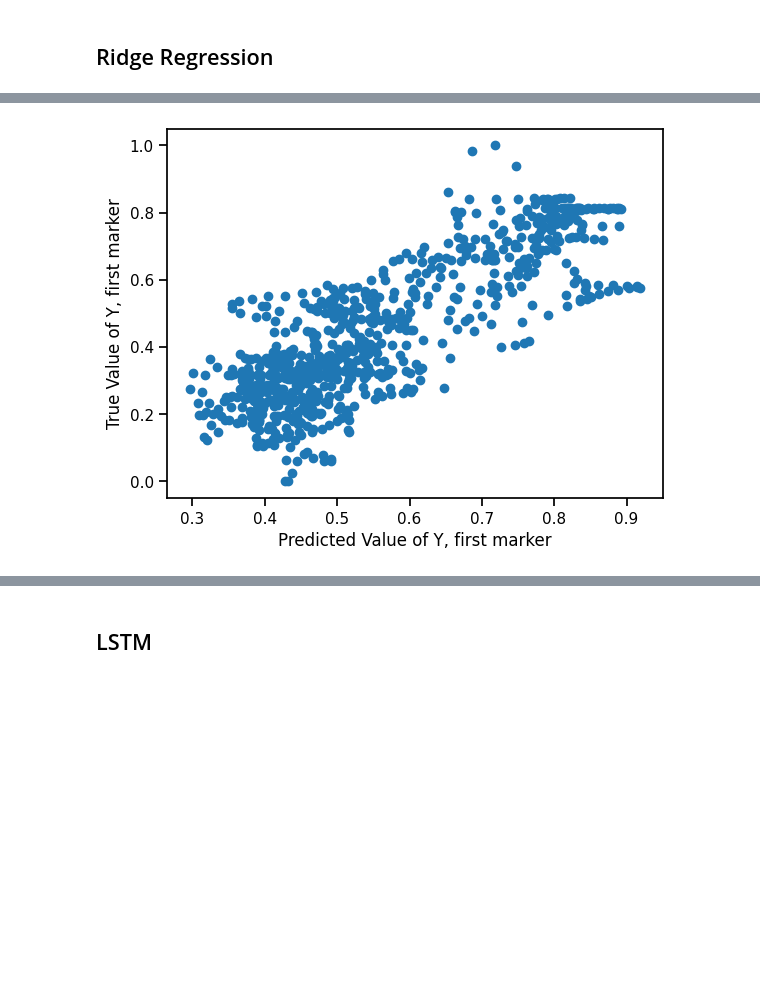
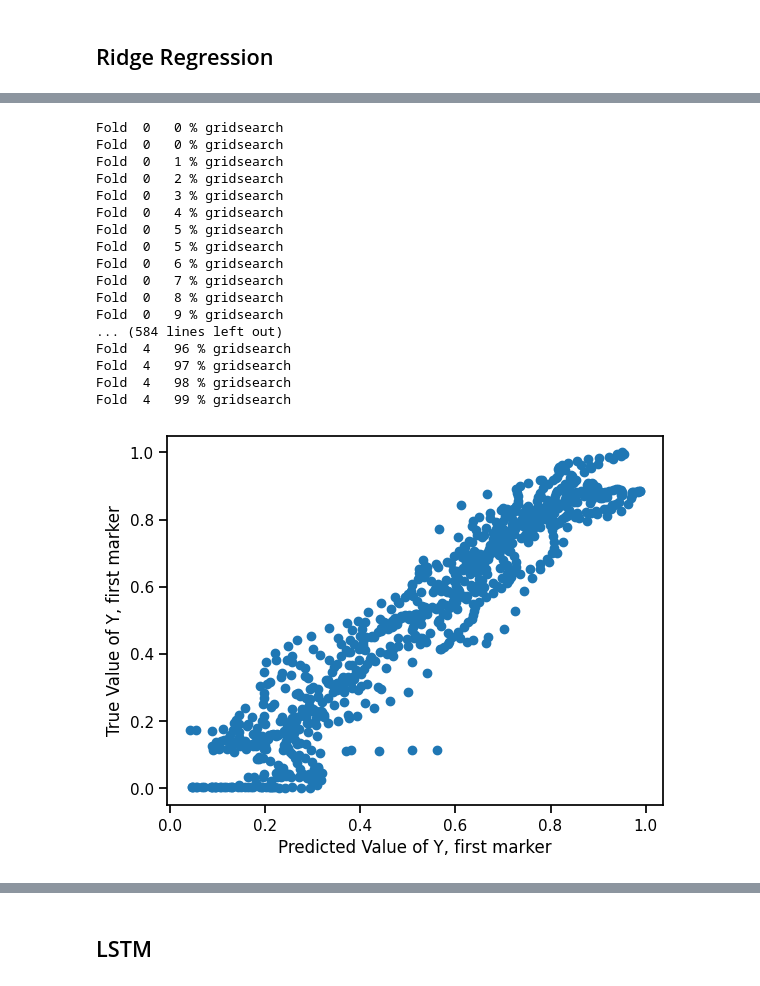
Before and after one commit to nereaiscamu/CL_UpperLimb_Control, a Jupyter notebook: Baseline_Decoders.ipynb, the cells around one changed output, grey strips where cells are left out. Drawn from its saved outputs; the diff is of its cells as text; code cells hidden in the pictures; blank space fills up the shorter version.

```diff
--- a/Baseline_Decoders.ipynb
+++ b/Baseline_Decoders.ipynb
@@ -301,3 +253,16 @@ ME HE QUEDADO AQUÍ, ASEGURARSE QUE ESTÁ BIEN HECHO!!!!!!!!!!!!!!!!!!!!!!!!
+# %%
+def extend_cols(x, main_col, cols):
+    data = x[main_col]
+    for c in cols:
+        data = np.concatenate([data, x[c]])
+    return data
+# %%
+tidy_df['both_rates_augmented'] = tidy_df[['both_rates', 'both_rates_1',
+                                      'both_rates_2', 'both_rates_3',
+                                      'both_rates_4', 'both_rates_5']].apply(lambda x: extend_cols(x, 'both_rates',
+                                                                                                   ['both_rates_1', 'both_rates_2',
+                                                                                                    'both_rates_3', 'both_rates_4',
+                                                                                                    'both_rates_5']), axis = 1)
 # %%
 tidy_df['target_pos'] = tidy_df.apply(lambda x: np.concatenate([x['x'][4:5], x['y'][4:5], x['z'][4:5]]), axis = 1)
 # %% [markdown]
@@ -326,7 +291,8 @@ Options:
 # %% [markdown]
 For the first model let's say we use only "both_rates" as X matrix and "x" position (including all markers) as target (or y).
 # %%
-X_train, y_train, X_val, y_val, X_test, y_test, info_train, info_val, info_test = train_test_split(tidy_df, target_variable = 'target_pos', num_folds = 5)
+X_train, y_train, X_val, y_val, X_test, y_test, info_train, info_val, info_test = train_test_split(tidy_df, train_variable = 'both_rates_augmented',
+                                                                                                   target_variable = 'target_pos', num_folds = 5)
 # %% [output]
 Test trials  11
 Val trials 9
@@ -396,7 +362,7 @@ num_folds = 5
 dim_reduce = False
 num_dim = 10
 
-alphas = np.logspace(2, 4, 50)
+alphas = np.logspace(2.5, 4.5, 50)
 
 test_score = []
 train_score = []
@@ -431,7 +397,7 @@ for i in range(num_folds):
         if score > best_score:
             best_score = score
             best_model = model
-    if i == 3:
+    if i == 1:
         plt.plot(alphas, train_score_a, label = 'Train')
         plt.plot(alphas, val_score_a, label = 'Val')
         plt.xscale('log')
@@ -473,8 +439,8 @@ num_folds = 5
 dim_reduce = True
 num_dim = 10
 
-alphas = np.logspace(-4, 3, 50)
-pca_dimensions = np.arange(5,50,10)  # Define the PCA dimensions to search over
+alphas = np.logspace(2, 3.7, 20)
+pca_dimensions = [100, 110, 120, 130, 140, 150]  # Define the PCA dimensions to search over
 
 test_score = []
 train_score = []
@@ -485,6 +451,7 @@ best_dim_list = []
 param_grid = list(product(alphas, pca_dimensions))
 
 for i in range(num_folds):
+
     train_score_a = []
     val_score_a = []
 
@@ -493,7 +460,9 @@ for i in range(num_folds):
     best_a = 0
     best_dim = 5
 
+    j = 0
     for a, dim in param_grid:
+        print('Fold ', i, ' ', int((j/len(param_grid))*100) , '% gridsearch')
         if dim_reduce == True:
             PCA_model = PCA(dim).fit(X_train['fold'+str(i)])
             X_train_ = PCA_model.transform(X_train['fold'+str(i)])
@@ -501,35 +470,53 @@ for i in range(num_folds):
             X_test_ = PCA_model.transform(X_test['fold'+str(i)])
 
 
         model = Ridge(alpha=a, fit_intercept=True)
         model.fit(X_train_, y_train['fold'+str(i)])
         score = model.score(X_val_, y_val['fold'+str(i)])
         train_score_a.append(model.score(X_train_, y_train['fold'+str(i)]))
         val_score_a.append(score)
 
         # Check if current model has better validation score than previous best
         if score > best_score:
             best_score = score
             best_model = model
             best_a = a  # Update best alpha
             best_dim = dim  # Update best PCA dimension
+        j+=1
 
     best_a_list.append(best_a)
     best_dim_list.append(best_dim)
     PCA_model = PCA(best_dim).fit(X_train['fold'+str(i)])
     X_train_ = PCA_model.transform(X_train['fold'+str(i)])
     X_val_ = PCA_model.transform(X_val['fold'+str(i)])
     X_test_ = PCA_model.transform(X_test['fold'+str(i)])
     model = Ridge(alpha=best_a, fit_intercept=True)
     model.fit(X_train_, y_train['fold'+str(i)])
     test_score.append(model.score(X_test_, y_test['fold'+str(i)]))
     train_score.append(model.score(X_train_, y_train['fold'+str(i)]))
     if i == 0:
-        plt.scatter(model.predict(X_test_)[:,1], y_test['fold'+str(i)][:,1])
+        plt.scatter(model.predict(X_test_)[:,0], y_test['fold'+str(i)][:,0])
         plt.ylabel('True Value of Y, first marker')
         plt.xlabel('Predicted Value of Y, first marker')
 # %% [output]
+Fold  0   0 % gridsearch
+Fold  0   0 % gridsearch
+Fold  0   1 % gridsearch
+Fold  0   2 % gridsearch
+Fold  0   3 % gridsearch
+Fold  0   4 % gridsearch
+Fold  0   5 % gridsearch
+Fold  0   5 % gridsearch
+Fold  0   6 % gridsearch
+Fold  0   7 % gridsearch
+Fold  0   8 % gridsearch
+Fold  0   9 % gridsearch
+... (584 lines left out)
+Fold  4   96 % gridsearch
+Fold  4   97 % gridsearch
+Fold  4   98 % gridsearch
+Fold  4   99 % gridsearch
-[figure, old version]
+[figure, new version]
 # %%
 best_a_list
 # %% [output]
```
Also changed, not shown: parts of 27 cells of this notebook, 4 other files.
